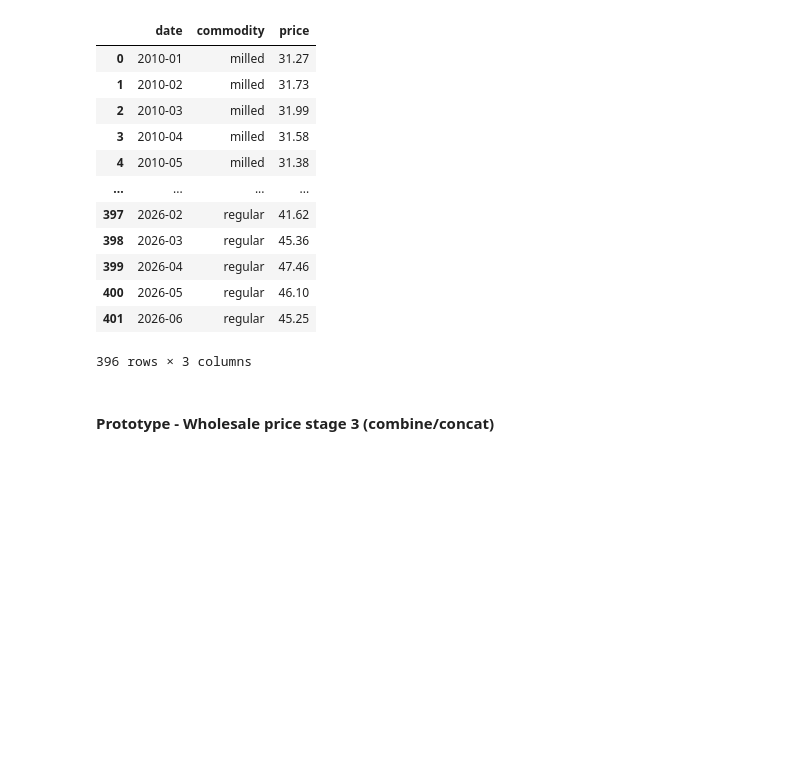
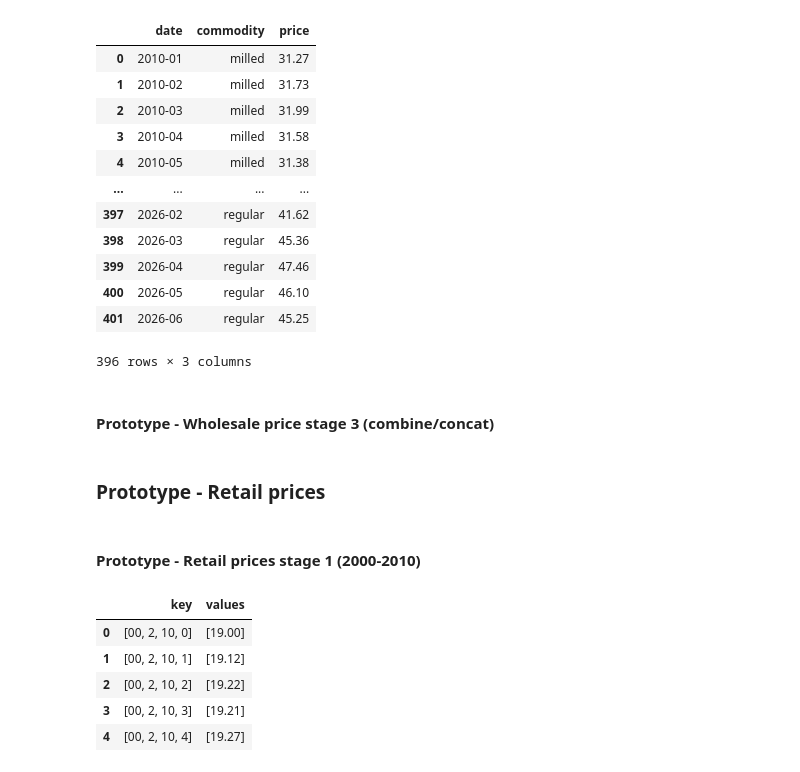
Before and after one commit to emmanresu/Thesis-Keras, a Jupyter notebook: prototype/requests_prototype.ipynb, the cells around one changed output. Saved outputs shown, nothing was run; the diff lists cells and outputs as text; code cells hidden in the pictures; blank space fills up the shorter version.

```diff
--- a/prototype/requests_prototype.ipynb
+++ b/prototype/requests_prototype.ipynb
@@ -240,8 +240,7 @@ payload = {
         },  # well milled and regular price
         {
             "code": "Year",
-            "selection": {"filter": "item", "values": [10, 11, 12, 13, 14, 15, 16,
-                                                       17, 18, 19, 20]},
+            "selection": {"filter": "item", "values": year_part1},
         },  # Years [10 = 2010 | 11 = 2011 | 12 = 2012 ... ]
         {
             "code": "Period",
@@ -677,3 +676,21 @@ key_split
 396 rows × 3 columns
 # %% [markdown]
 #### Prototype - Wholesale price stage 3 (combine/concat)
+# %% [markdown]
+### Prototype - Retail prices
+# %% [markdown]
+#### Prototype - Retail prices stage 1 (2000-2010)
+# %%
+rprice_1 = pd.json_normalize(
+    response.json(), record_path=["data"]
+)
+
+# Display the cleaned DataFrame
+rprice_1.head()
+# %% [output]
+|  | key | values |
+| 0 | [00, 2, 10, 0] | [19.00] |
+| 1 | [00, 2, 10, 1] | [19.12] |
+| 2 | [00, 2, 10, 2] | [19.22] |
+| 3 | [00, 2, 10, 3] | [19.21] |
+| 4 | [00, 2, 10, 4] | [19.27] |
```
Also changed, not shown: parts of 11 cells of this notebook.
